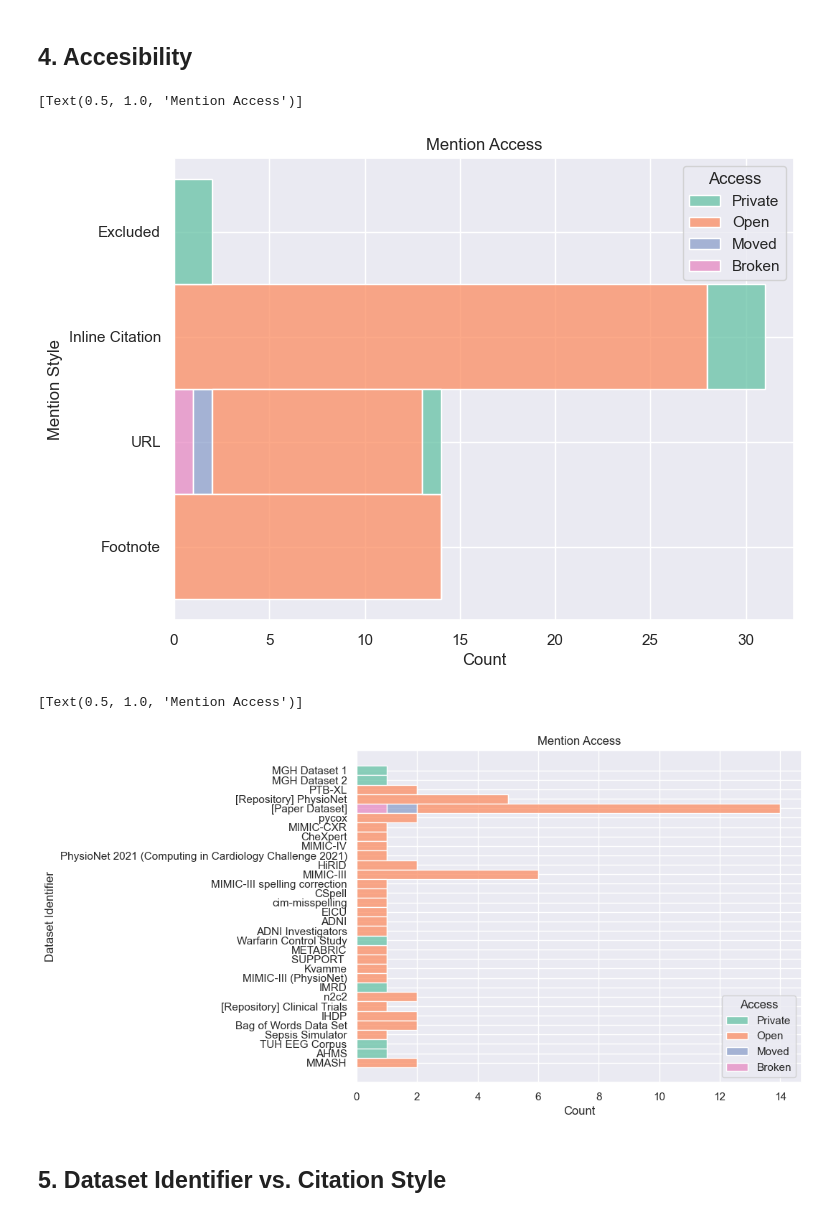
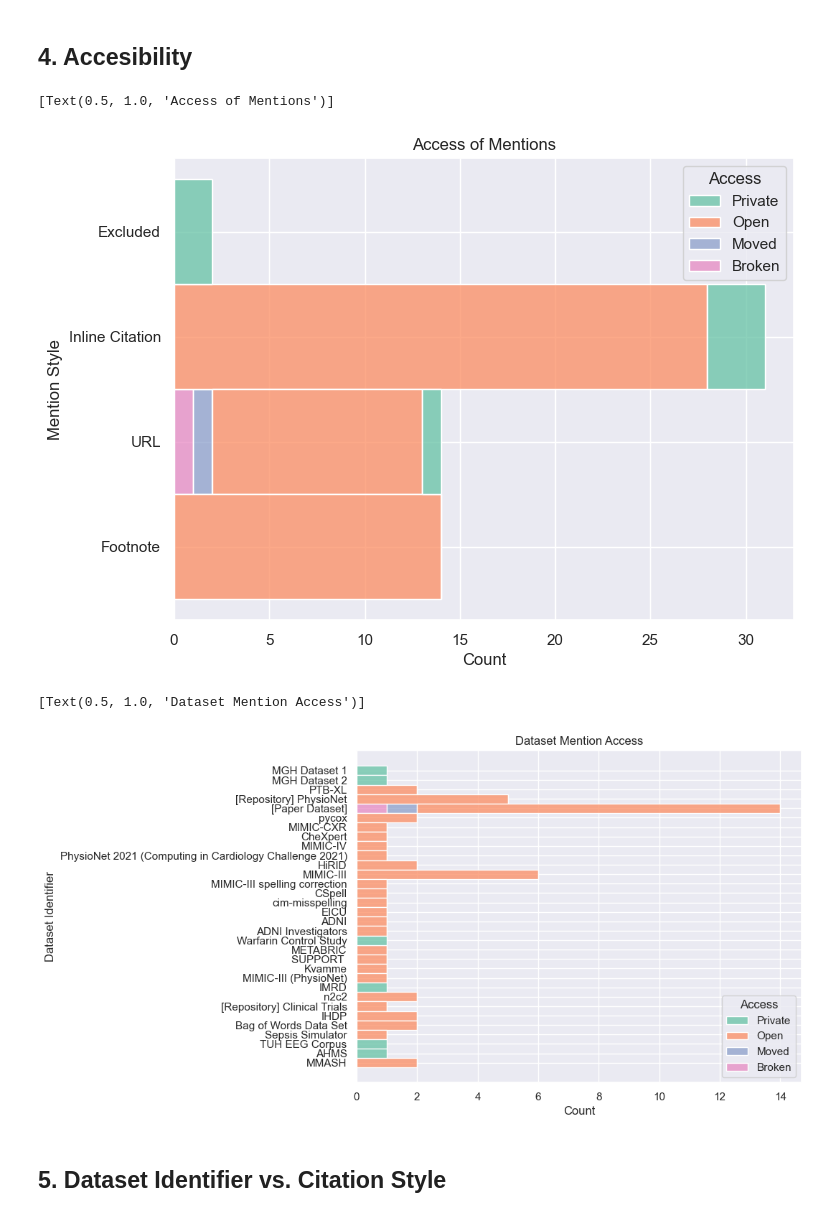
Before and after one commit to madprogramer/PublicDatasets, a Jupyter notebook: ArticleVisualizer.ipynb, the cells around one changed output. Drawn from its saved outputs; the diff is of its cells as text; code cells hidden in the pictures.

```diff
--- a/ArticleVisualizer.ipynb
+++ b/ArticleVisualizer.ipynb
@@ -110,19 +114,19 @@ sns.heatmap(d, annot=True, fmt="d", linewidths=0.1)
 # %%
 sns.set(rc={"figure.figsize":(8, 6)}, palette="Set2")
 selection_table = mentions_table.copy()
 # selection_table['Link Access'] = selection_table['Link Access'].fillna('Not Available')
-sns.histplot(data=selection_table, y="Mention Style", hue="Access", multiple="stack").set(title='Mention Access')
+sns.histplot(data=selection_table, y="Mention Style", hue="Access", multiple="stack").set(title='Access of Mentions')
 # %% [output]
-[Text(0.5, 1.0, 'Mention Access')]
+[Text(0.5, 1.0, 'Access of Mentions')]
-[figure, old version]
+[figure, new version]
 # %%
 sns.set(rc={"figure.figsize":(8, 6)}, palette="Set2")
 selection_table = mentions_table.copy()
 # selection_table['Link Access'] = selection_table['Link Access'].fillna('Not Available')
-sns.histplot(data=selection_table, y="Dataset Identifier", hue="Access", multiple="stack").set(title='Mention Access')
+sns.histplot(data=selection_table, y="Dataset Identifier", hue="Access", multiple="stack").set(title='Dataset Mention Access')
 # %% [output]
-[Text(0.5, 1.0, 'Mention Access')]
+[Text(0.5, 1.0, 'Dataset Mention Access')]
-[figure, old version]
+[figure, new version]
 # %% [markdown]
 ## 5. Dataset Identifier vs. Citation Style
 # %%
```
Also changed, not shown: parts of 3 cells of this notebook.
